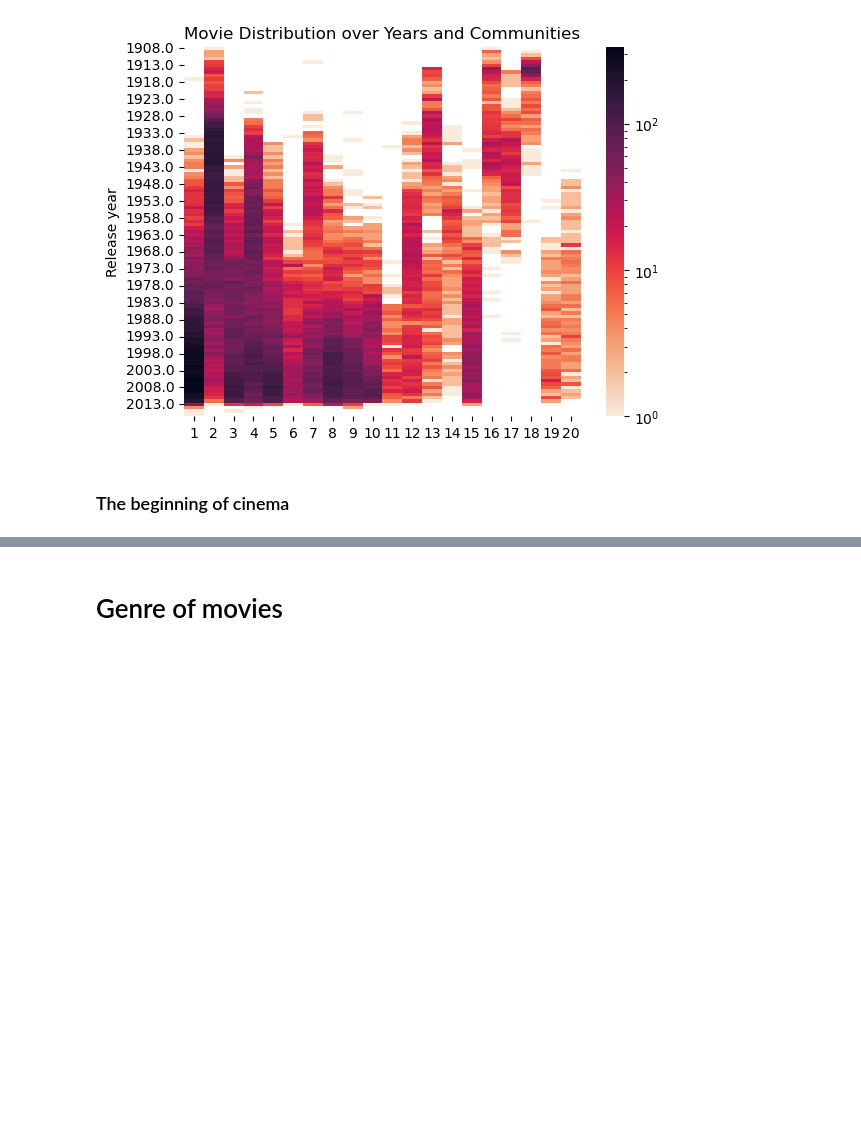
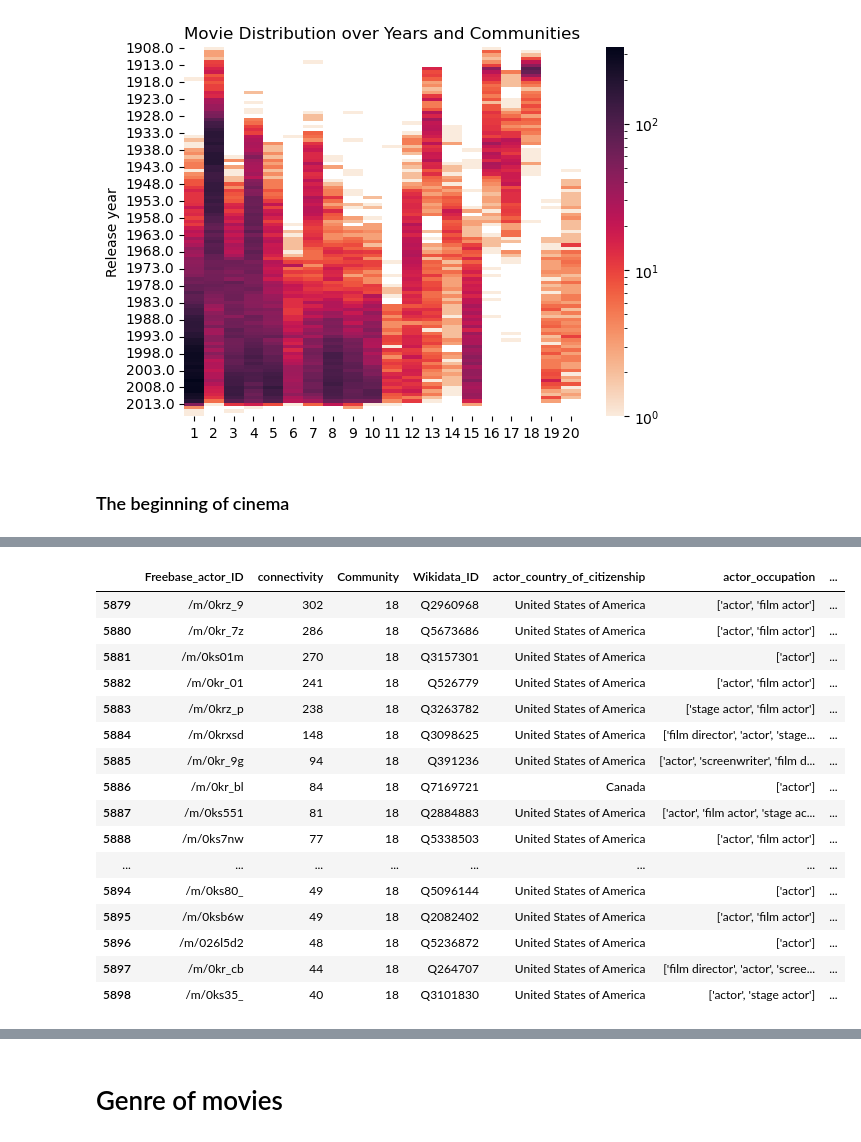
Before and after one commit to epfl-ada/ada-2022-project-addaxx, a Jupyter notebook: exploration.ipynb, the cells around one changed output, grey strips where cells are left out. Drawn from its saved outputs; the diff is of its cells as text; code cells hidden in the pictures; blank space fills up the shorter version.

```diff
--- a/exploration.ipynb
+++ b/exploration.ipynb
@@ -432,0 +474,20 @@ features_movies
+# %%
+data_actors[data_actors['Community']==18].head(20)
+# %% [output]
+|  | Freebase_actor_ID | connectivity | Community | Wikidata_ID | actor_country_of_citizenship | actor_occupation | ... |
+| 5879 | /m/0krz_9 | 302 | 18 | Q2960968 | United States of America | ['actor', 'film actor'] | ... |
+| 5880 | /m/0kr_7z | 286 | 18 | Q5673686 | United States of America | ['actor', 'film actor'] | ... |
+| 5881 | /m/0ks01m | 270 | 18 | Q3157301 | United States of America | ['actor'] | ... |
+| 5882 | /m/0kr_01 | 241 | 18 | Q526779 | United States of America | ['actor', 'film actor'] | ... |
+| 5883 | /m/0krz_p | 238 | 18 | Q3263782 | United States of America | ['stage actor', 'film actor'] | ... |
+| 5884 | /m/0krxsd | 148 | 18 | Q3098625 | United States of America | ['film director', 'actor', 'stage... | ... |
+| 5885 | /m/0kr_9g | 94 | 18 | Q391236 | United States of America | ['actor', 'screenwriter', 'film d... | ... |
+| 5886 | /m/0kr_bl | 84 | 18 | Q7169721 | Canada | ['actor'] | ... |
+| 5887 | /m/0ks551 | 81 | 18 | Q2884883 | United States of America | ['actor', 'film actor', 'stage ac... | ... |
+| 5888 | /m/0ks7nw | 77 | 18 | Q5338503 | United States of America | ['actor', 'film actor'] | ... |
+| ... | ... | ... | ... | ... | ... | ... | ... |
+| 5894 | /m/0ks80_ | 49 | 18 | Q5096144 | United States of America | ['actor'] | ... |
+| 5895 | /m/0ksb6w | 49 | 18 | Q2082402 | United States of America | ['actor', 'film actor'] | ... |
+| 5896 | /m/026l5d2 | 48 | 18 | Q5236872 | United States of America | ['actor'] | ... |
+| 5897 | /m/0kr_cb | 44 | 18 | Q264707 | United States of America | ['film director', 'actor', 'scree... | ... |
+| 5898 | /m/0ks35_ | 40 | 18 | Q3101830 | United States of America | ['actor', 'stage actor'] | ... |
```
Also changed, not shown: parts of 45 cells of this notebook.
